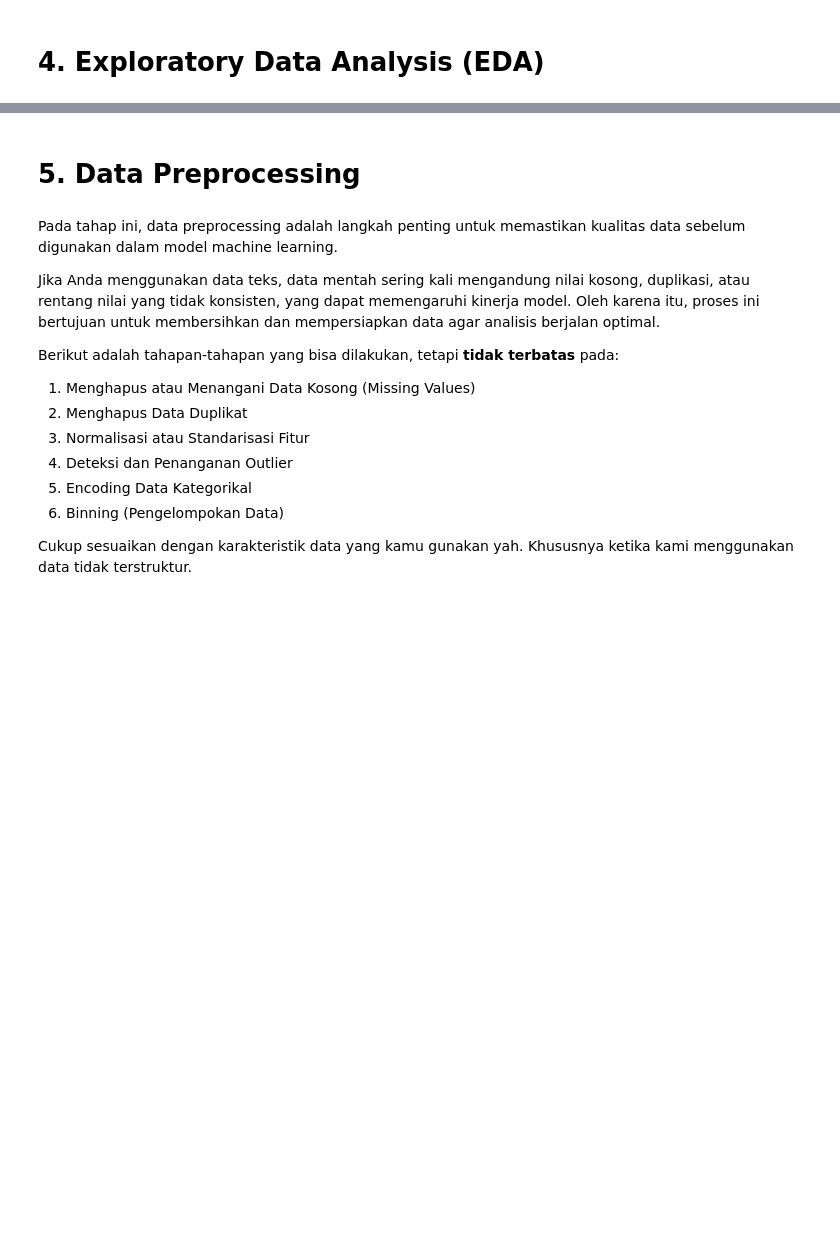
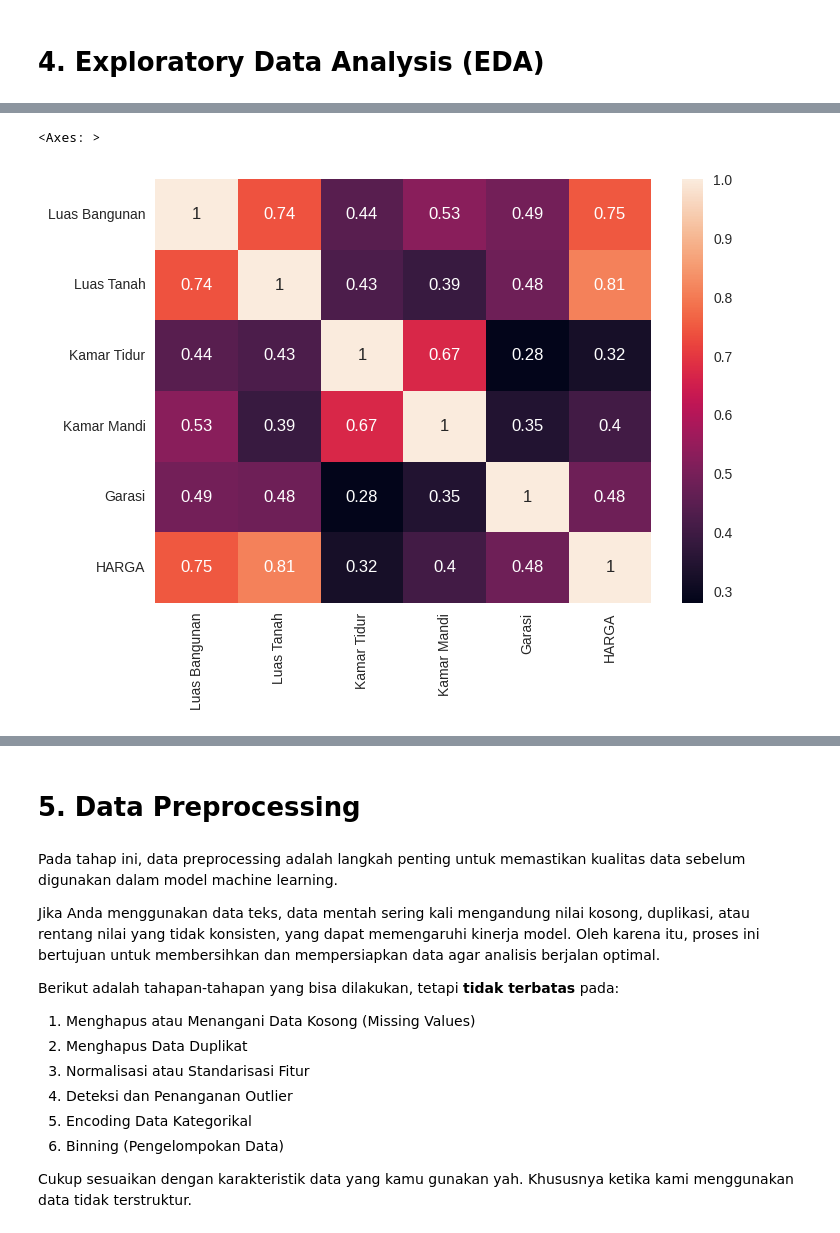
Before and after one commit to mochyusuf/Eksperimen_SML_Mochamad-Yusuf, a Jupyter notebook: preprocessing/Eksperimen_Mochamad_Yusuf.ipynb, the cells around one changed output, grey strips where cells are left out. Saved outputs shown, nothing was run; the diff lists cells and outputs as text; code cells hidden in the pictures; blank space fills up the shorter version.

```diff
--- a/preprocessing/Eksperimen_Mochamad_Yusuf.ipynb
+++ b/preprocessing/Eksperimen_Mochamad_Yusuf.ipynb
@@ -178,0 +114,5 @@ plt.show()
+# %%
+sns.heatmap(df.corr(numeric_only=True), annot=True)
+# %% [output]
+<Axes: >
+[figure, added]
```
Also changed, not shown: parts of 30 cells of this notebook, 5 other files.
